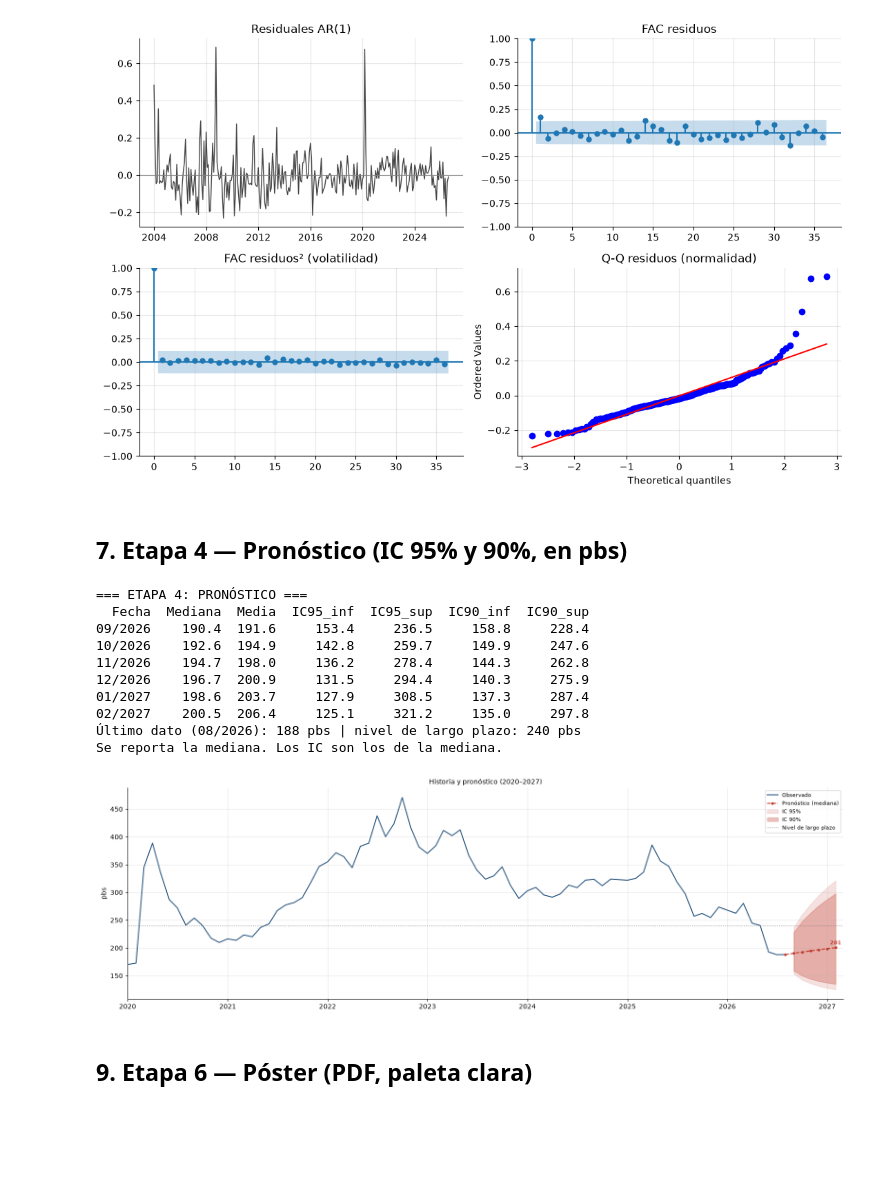
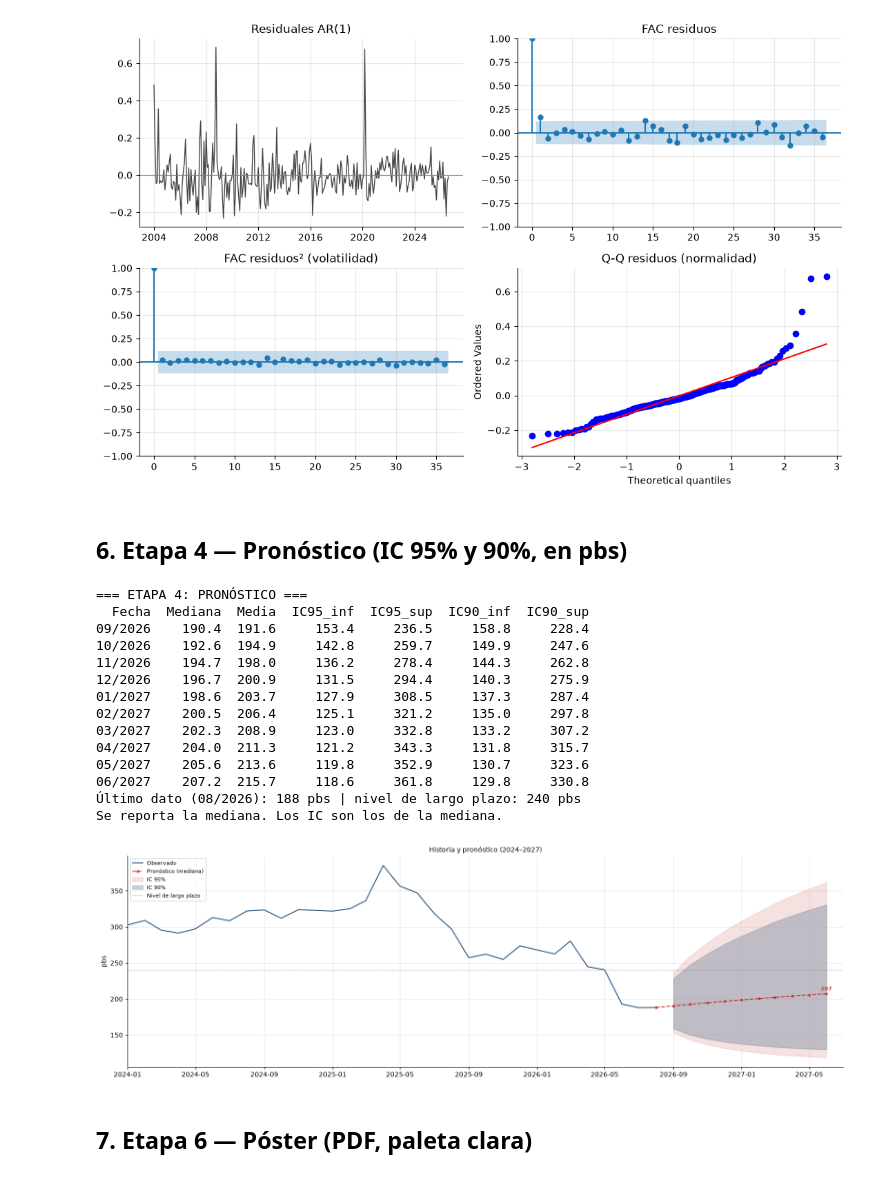
Before and after one commit to Julius7u7/nuevo-repo, a Jupyter notebook: code/Modelo_AR1_mensual.ipynb, the cells around one changed output. Drawn from its saved outputs; the diff is of its cells as text; code cells hidden in the pictures; blank space fills up the shorter version.

Commit message:
Actualizar pronóstico y póster EMBIG
Co-authored-by: Copilot <223556219+Copilot@users.noreply.github.com>

```diff
--- a/code/Modelo_AR1_mensual.ipynb
+++ b/code/Modelo_AR1_mensual.ipynb
@@ -26,7 +26,7 @@ FECHA_FIN = "2026-08-31"   # excluye septiembre de 2026, que está incompleto
 S = 12                     # periodos por año (estacionalidad mensual)
 
 # --- pronóstico y salidas ---
-H = 6                      # meses
+H = 10                     # meses
 PUNTO = "mediana"          # "mediana" = exp(μ) (consistente con los IC) | "media" = exp(μ + σ²/2)
 VENTANA_GRAFICO = 300      # muestra completa desde 2004 y el horizonte hasta 2027
 LAGS_LB = [6, 12, 18, 24] # rezagos del Ljung-Box
@@ -47,6 +47,7 @@ plt.style.use("default")
 plt.rcParams.update({"figure.facecolor": "white", "axes.facecolor": "white", "savefig.facecolor": "white",
                      "axes.grid": True, "grid.alpha": .3, "axes.spines.top": False, "axes.spines.right": False})
 C_AZUL, C_VERDE, C_ROJO = "#1F4E78", "#2E7D32", "#C0392B"
+C_IC95, C_IC90 = "#F8BBD0", "#EC407A"
 
 R = {}                     # resultados de cada etapa; el póster solo lee este diccionario
 # %% [markdown]
@@ -168,33 +166,0 @@ KPSS reg=ct est=0.438 p=0.0100 crit5%=0.146
-# %%
-def test_estacionalidad(ly, s=S, n_perm=300, semilla=0):
-    """Evalúa dummies mensuales, Kruskal-Wallis, FAC estacional y fuerza STL."""
-    if s != 12:
-        raise ValueError("La estacionalidad de esta serie requiere s=12 meses.")
-    per = ly.index.month
-    base = ARIMA(ly, order=(1, 0, 0), trend="c").fit()
-    X = pd.get_dummies(per, drop_first=True).astype(float); X.index = ly.index
-    est = ARIMA(ly, exog=X, order=(1, 0, 0), trend="c").fit()
-    lr = 2 * (est.llf - base.llf)
-    assert lr >= 0, "LR negativo: el modelo con dummies no convergió"
-    gl = X.shape[1]
-    res = pd.Series(base.resid, index=ly.index)
-    p_kw = stats.kruskal(*[res[res.index.month == k] for k in range(1, s + 1)]).pvalue
-    a = acf(res, nlags=3 * s)
-
-    def fuerza(r):
-        st = STL(r, period=s, robust=True).fit()
-        return max(0, 1 - st.resid.var() / (st.seasonal + st.resid).var())
-    fs = fuerza(res)
-    rng = np.random.default_rng(semilla)               # calibración: residuos barajados no tienen estacionalidad
-    sims = np.array([fuerza(pd.Series(rng.permutation(res.values), index=res.index)) for _ in range(n_perm)])
-    return dict(lr=lr, gl=gl, p_lr=stats.chi2.sf(lr, df=gl), p_kw=p_kw, acf=a[[s, 2 * s, 3 * s]],
-                banda=1.96 / np.sqrt(len(res)), fs=fs, p_perm=float(np.mean(sims >= fs)), fs_tipica=float(np.median(sims)))
-
-print(f"=== ETAPA 1b: ESTACIONALIDAD EN AR(1), s = {S} ===")
-E = test_estacionalidad(ly)
-print(f"LR dummies: LR={E['lr']:.2f}, gl={E['gl']}, p={E['p_lr']:.4f}")
-print(f"Kruskal-Wallis por mes: p={E['p_kw']:.4f}")
-print(f"FAC residuos, rezagos {S}, {2*S}, {3*S}:", E["acf"].round(3), "| banda ±", round(E["banda"], 3))
-print(f"Fuerza STL={E['fs']:.3f} | p permutación={E['p_perm']:.3f} | típica sin estacionalidad={E['fs_tipica']:.3f}")
-E["hay"] = min(E["p_lr"], E["p_kw"]) < 0.05
-R["estac"] = E
@@ -275,7 +235,7 @@ ARCH-LM p [1, 3, 6]: [0.705, 0.97, 0.988]
 Jarque-Bera p: 1.99e-261 | asimetría=2.00 curtosis=12.48
 [figure]
 # %% [markdown]
-## 7. Etapa 4 — Pronóstico (IC 95% y 90%, en pbs)
+## 6. Etapa 4 — Pronóstico (IC 95% y 90%, en pbs)
 # %%
 def pronosticar(modelo, fechas, h=H, punto="mediana"):
     """Mediana = exp(μ_h); media = exp(μ_h + σ²_h/2) bajo normalidad en logs. Los IC corresponden a la mediana."""
@@ -291,8 +251,8 @@ def panel_pronostico(ax, y, P, a95, a90, color, titulo, ref95=None, nivel_lp=Non
     fut, punto = P["fut"], P["punto"]
     ax.plot(y.index[-VENTANA_GRAFICO:], y[-VENTANA_GRAFICO:], color=C_AZUL, lw=1.4, label="Observado")
     ax.plot([y.index[-1], *fut], [y.iloc[-1], *punto], "--o", ms=3, color=color, label=f"Pronóstico ({P['etq']})")
-    ax.fill_between(fut, a95[:, 0], a95[:, 1], color=color, alpha=.15, label="IC 95%")
-    ax.fill_between(fut, a90[:, 0], a90[:, 1], color=color, alpha=.30, label="IC 90%")
+    ax.fill_between(fut, a95[:, 0], a95[:, 1], color=C_ROJO, alpha=.15, label="IC 95%")
+    ax.fill_between(fut, a90[:, 0], a90[:, 1], color=C_AZUL, alpha=.25, label="IC 90%")
     if ref95 is not None:
         ax.plot(fut, ref95[:, 0], ":", color="gray", lw=1.3, label="IC 95% original"); ax.plot(fut, ref95[:, 1], ":", color="gray", lw=1.3)
     if nivel_lp is not None:
@@ -302,38 +262,42 @@ def panel_pronostico(ax, y, P, a95, a90, color, titulo, ref95=None, nivel_lp=Non
     ax.set_title(titulo, fontsize=10); ax.set_ylabel("pbs"); ax.legend(fontsize=8)
 
 print("=== ETAPA 4: PRONÓSTICO ===")
 P = pronosticar(modelo, y.index, punto=PUNTO)
 pron = pd.DataFrame({"Fecha": [f"{f:%m/%Y}" for f in P["fut"]], "Mediana": P["mediana"], "Media": P["media"],
                      "IC95_inf": P["ic95"][:, 0], "IC95_sup": P["ic95"][:, 1],
                      "IC90_inf": P["ic90"][:, 0], "IC90_sup": P["ic90"][:, 1]})
 print(pron.round(1).to_string(index=False))
 print(f"Último dato ({y.index[-1]:%m/%Y}): {y.iloc[-1]:.0f} pbs | nivel de largo plazo: {M['nivel_lp']:.0f} pbs")
 print(f"Se reporta la {PUNTO}. Los IC son los de la mediana.")
 fig, ax = plt.subplots(figsize=(16, 5.2))
-inicio_grafico = pd.Timestamp("2020-01-01")
-panel_pronostico(ax, y, P, P["ic95"], P["ic90"], C_ROJO, "Historia y pronóstico (2020–2027)", nivel_lp=M["nivel_lp"])
+inicio_grafico = pd.Timestamp("2024-01-01")
+panel_pronostico(ax, y, P, P["ic95"], P["ic90"], C_ROJO, "Historia y pronóstico (2024–2027)", nivel_lp=M["nivel_lp"])
 datos_visibles = y.loc[inicio_grafico:]
 y_min = min(float(datos_visibles.min()), float(P["ic95"][:, 0].min()))
 y_max = max(float(datos_visibles.max()), float(P["ic95"][:, 1].max()))
 margen = 0.05 * (y_max - y_min)
 ax.set_xlim(inicio_grafico, P["fut"][-1] + pd.DateOffset(months=1))
 ax.set_ylim(y_min - margen, y_max + margen)
 plt.tight_layout(); fig.savefig(SALIDA / "fig4_pronostico.png", dpi=200); plt.show()
 R["pron"] = P
 # %% [output]
 === ETAPA 4: PRONÓSTICO ===
   Fecha  Mediana  Media  IC95_inf  IC95_sup  IC90_inf  IC90_sup
 09/2026    190.4  191.6     153.4     236.5     158.8     228.4
 10/2026    192.6  194.9     142.8     259.7     149.9     247.6
 11/2026    194.7  198.0     136.2     278.4     144.3     262.8
 12/2026    196.7  200.9     131.5     294.4     140.3     275.9
 01/2027    198.6  203.7     127.9     308.5     137.3     287.4
 02/2027    200.5  206.4     125.1     321.2     135.0     297.8
+03/2027    202.3  208.9     123.0     332.8     133.2     307.2
+04/2027    204.0  211.3     121.2     343.3     131.8     315.7
+05/2027    205.6  213.6     119.8     352.9     130.7     323.6
+06/2027    207.2  215.7     118.6     361.8     129.8     330.8
 Último dato (08/2026): 188 pbs | nivel de largo plazo: 240 pbs
 Se reporta la mediana. Los IC son los de la mediana.
-[figure, old version]
+[figure, new version]
 # %% [markdown]
-## 9. Etapa 6 — Póster (PDF, paleta clara)
+## 7. Etapa 6 — Póster (PDF, paleta clara)
 # %%
 # Paleta clara
 BG, CARD, BORDE, PILL = "#F4F7FB", "#FFFFFF", "#D5DCEB", "#CFE3FF"
```
Also changed, not shown: parts of 5 cells of this notebook, 3 other files.
